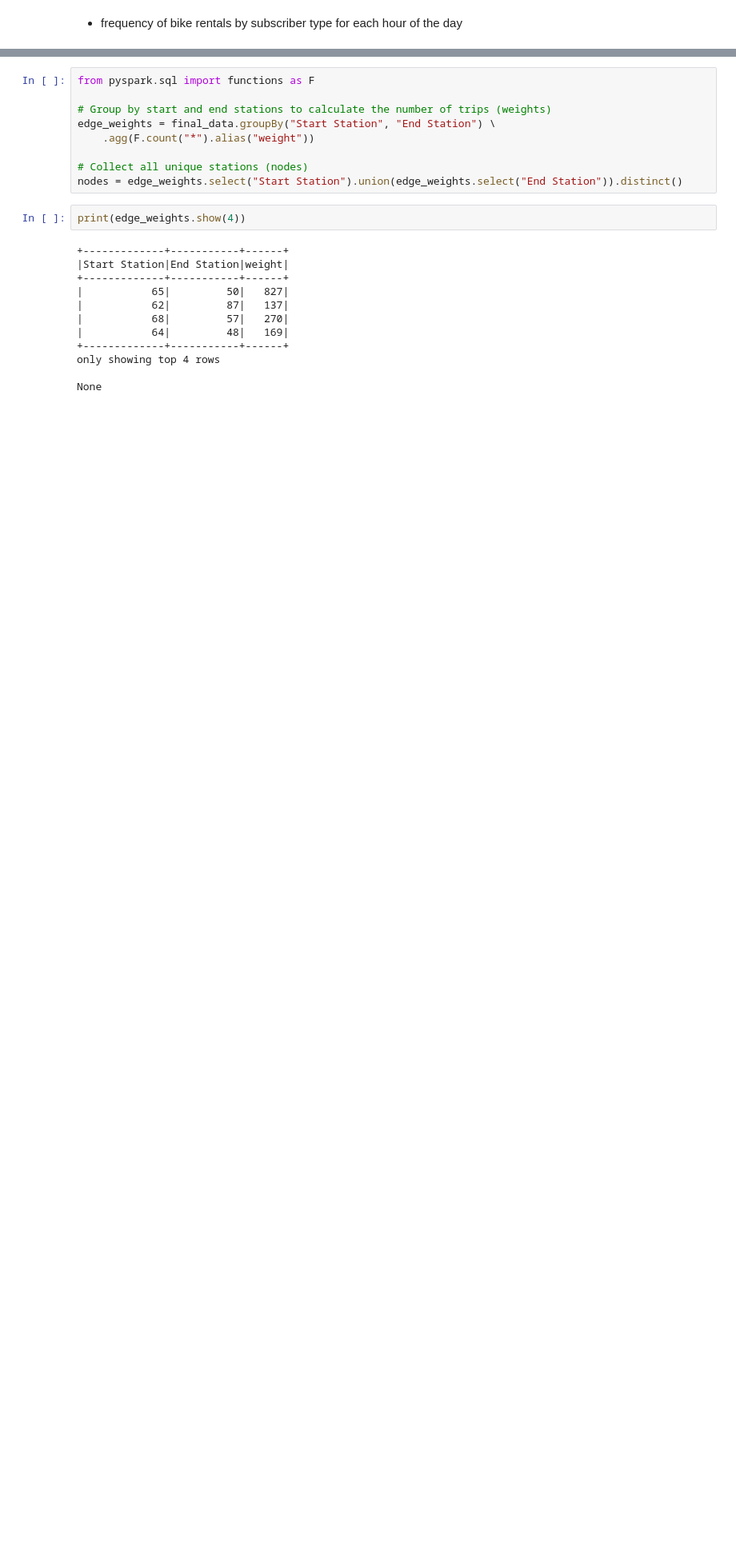
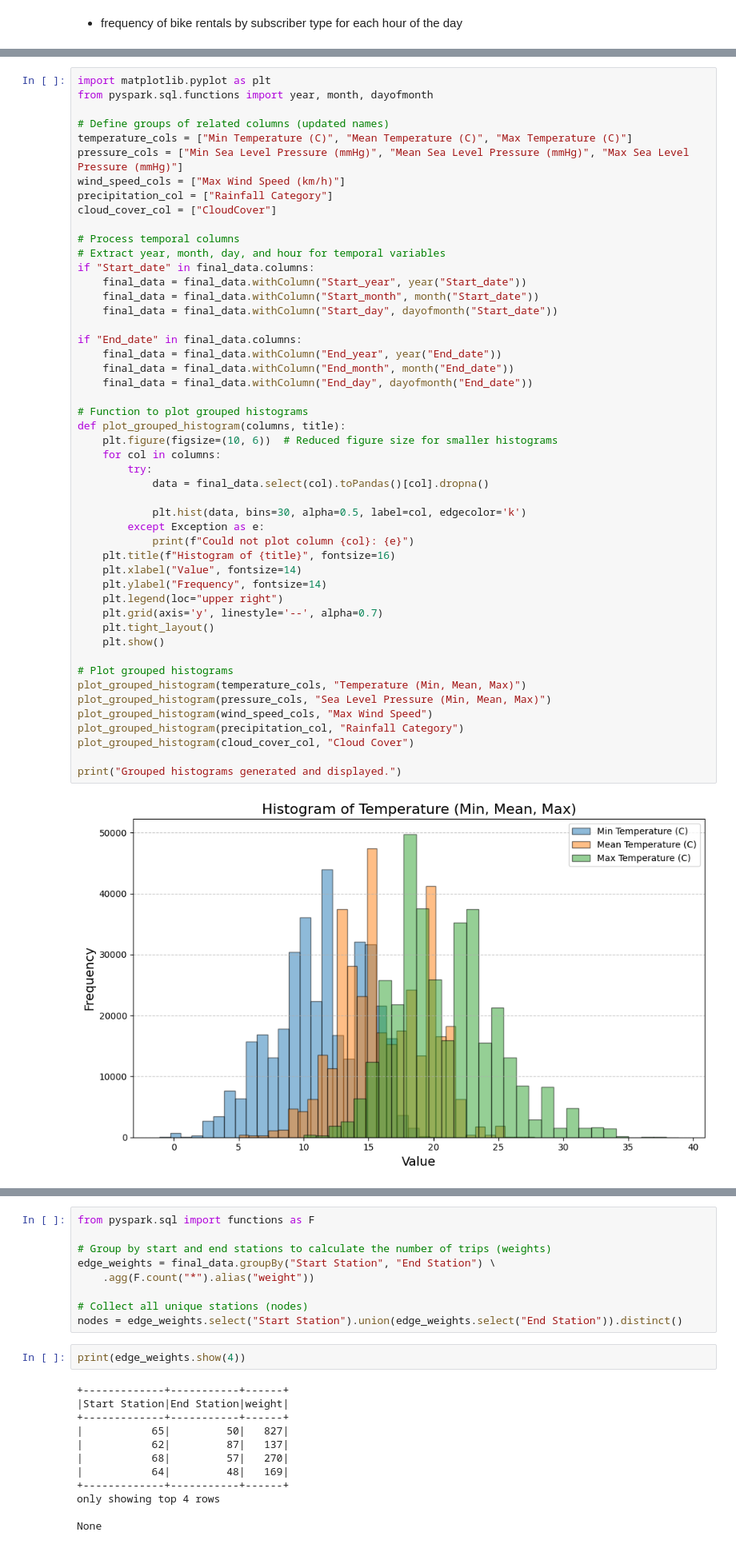
Before and after one commit to elisa-negrini/data-mining-project-, a Jupyter notebook: main.ipynb, the cells around one changed output, grey strips where cells are left out. Shown: that part at 80% size. Drawn from its saved outputs; the diff is of its cells as text; blank space fills up the shorter version.

```diff
--- a/main.ipynb
+++ b/main.ipynb
@@ -754,0 +728,51 @@ plt.show()
+# %%
+import matplotlib.pyplot as plt
+from pyspark.sql.functions import year, month, dayofmonth
+
+# Define groups of related columns (updated names)
+temperature_cols = ["Min Temperature (C)", "Mean Temperature (C)", "Max Temperature (C)"]
+pressure_cols = ["Min Sea Level Pressure (mmHg)", "Mean Sea Level Pressure (mmHg)", "Max Sea Level Pressure (mmHg)"]
+wind_speed_cols = ["Max Wind Speed (km/h)"]
+precipitation_col = ["Rainfall Category"]
+cloud_cover_col = ["CloudCover"]
+
+# Process temporal columns
+# Extract year, month, day, and hour for temporal variables
+if "Start_date" in final_data.columns:
+    final_data = final_data.withColumn("Start_year", year("Start_date"))
+    final_data = final_data.withColumn("Start_month", month("Start_date"))
+    final_data = final_data.withColumn("Start_day", dayofmonth("Start_date"))
+
+if "End_date" in final_data.columns:
+    final_data = final_data.withColumn("End_year", year("End_date"))
+    final_data = final_data.withColumn("End_month", month("End_date"))
+    final_data = final_data.withColumn("End_day", dayofmonth("End_date"))
+
+# Function to plot grouped histograms
+def plot_grouped_histogram(columns, title):
+    plt.figure(figsize=(10, 6))  # Reduced figure size for smaller histograms
+    for col in columns:
+        try:
+            data = final_data.select(col).toPandas()[col].dropna()
+
+            plt.hist(data, bins=30, alpha=0.5, label=col, edgecolor='k')
+        except Exception as e:
+            print(f"Could not plot column {col}: {e}")
+    plt.title(f"Histogram of {title}", fontsize=16)
+    plt.xlabel("Value", fontsize=14)
+    plt.ylabel("Frequency", fontsize=14)
+    plt.legend(loc="upper right")
+    plt.grid(axis='y', linestyle='--', alpha=0.7)
+    plt.tight_layout()
+    plt.show()
+
+# Plot grouped histograms
+plot_grouped_histogram(temperature_cols, "Temperature (Min, Mean, Max)")
+plot_grouped_histogram(pressure_cols, "Sea Level Pressure (Min, Mean, Max)")
+plot_grouped_histogram(wind_speed_cols, "Max Wind Speed")
+plot_grouped_histogram(precipitation_col, "Rainfall Category")
+plot_grouped_histogram(cloud_cover_col, "Cloud Cover")
+
+print("Grouped histograms generated and displayed.")
+# %% [output]
+[figure, added]
```
Also changed, not shown: parts of 90 cells of this notebook.
